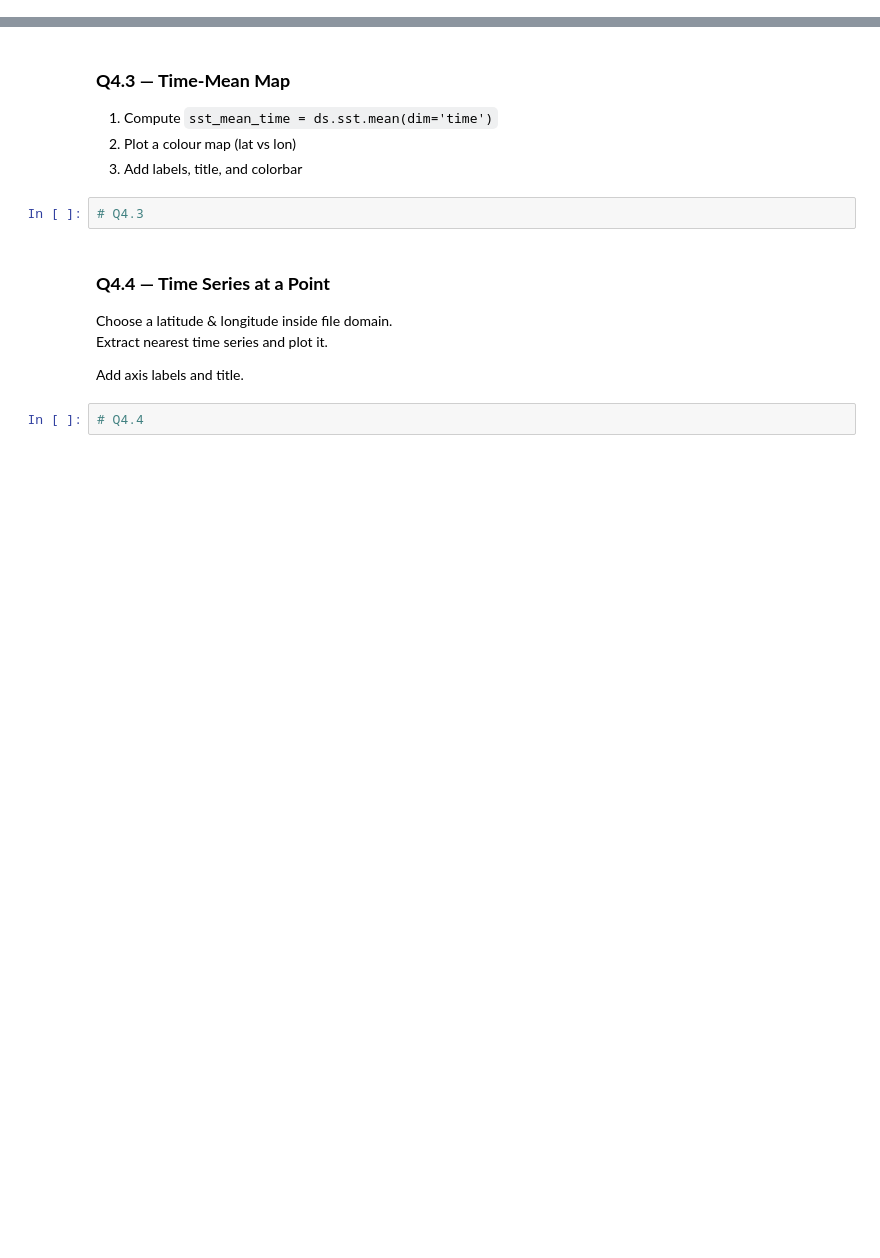
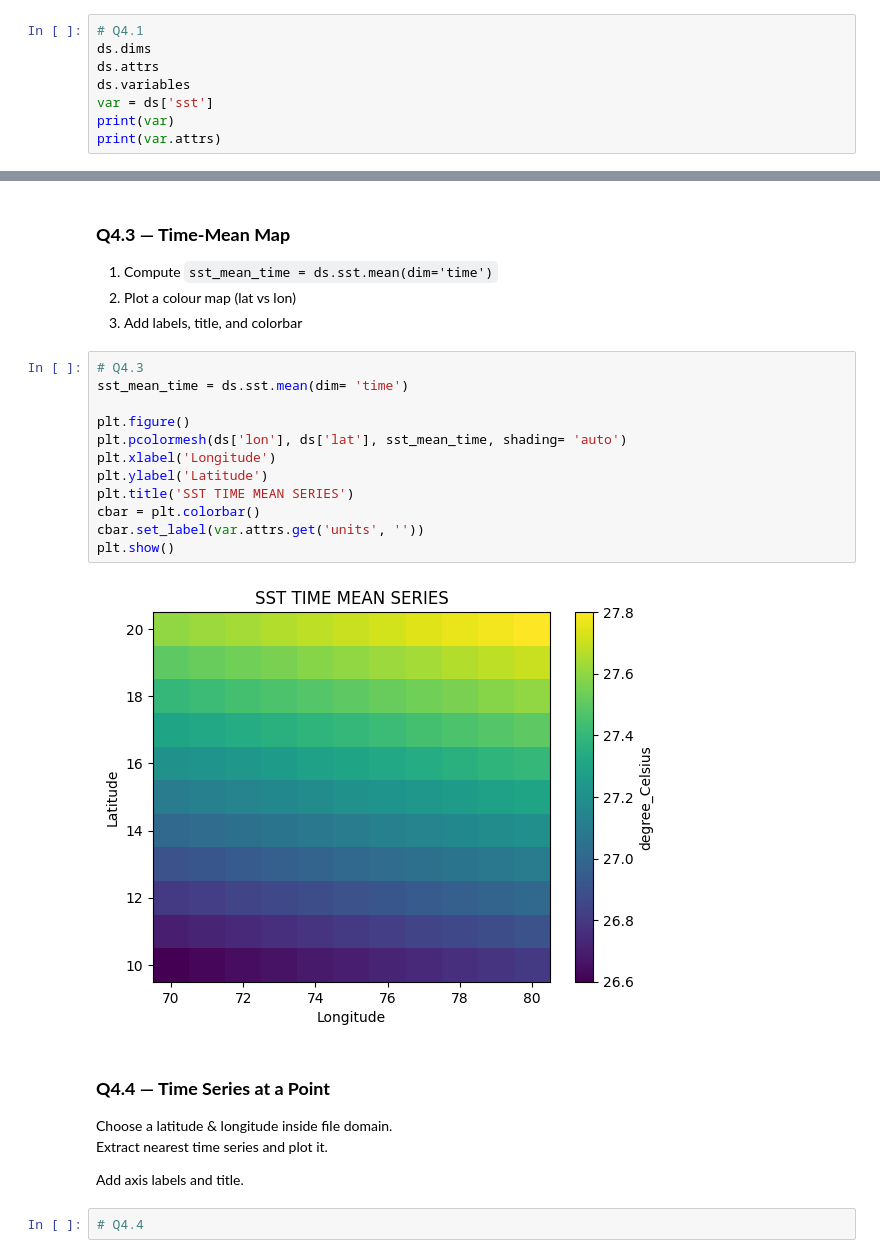
Before and after one commit to rsgis2025vedika-dev/python-basics, a Jupyter notebook: notebooks/05_Capstone_Assignment.ipynb, the cells around one changed output, grey strips where cells are left out. Drawn from its saved outputs; the diff is of its cells as text; blank space fills up the shorter version.

```diff
--- a/notebooks/05_Capstone_Assignment.ipynb
+++ b/notebooks/05_Capstone_Assignment.ipynb
@@ -274,0 +326,8 @@ Print:
+# %%
+# Q4.1
+ds.dims
+ds.attrs
+ds.variables
+var = ds['sst']
+print(var)
+print(var.attrs)
@@ -285,8 +373,20 @@ Compute and print:
 1. Compute `sst_mean_time = ds.sst.mean(dim='time')`
 2. Plot a colour map (lat vs lon)
 3. Add labels, title, and colorbar
-# %%
-# Q4.3
+# %%
+# Q4.3
+sst_mean_time = ds.sst.mean(dim= 'time')
+
+plt.figure()
+plt.pcolormesh(ds['lon'], ds['lat'], sst_mean_time, shading= 'auto')
+plt.xlabel('Longitude')
+plt.ylabel('Latitude')
+plt.title('SST TIME MEAN SERIES')
+cbar = plt.colorbar()
+cbar.set_label(var.attrs.get('units', ''))
+plt.show()
+# %% [output]
+[figure, added]
 # %% [markdown]
 ### **Q4.4 — Time Series at a Point**
 Choose a latitude & longitude inside file domain.
```
Also changed, not shown: parts of 9 cells of this notebook.
